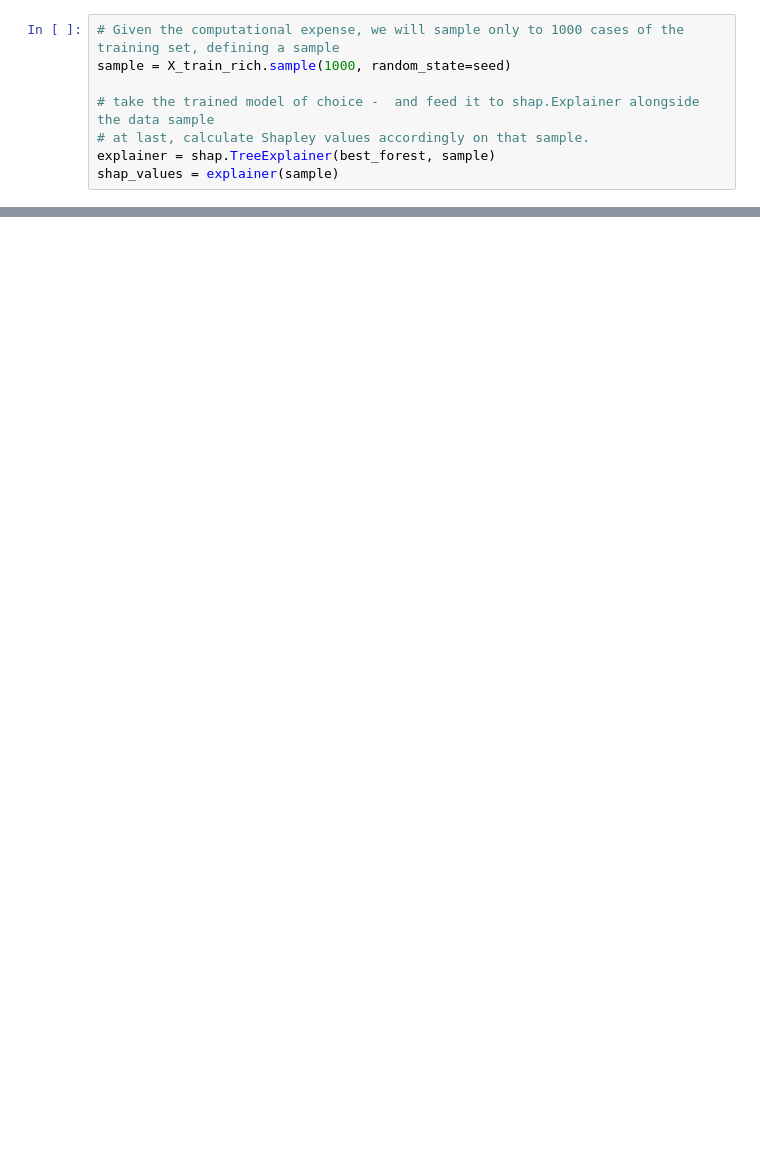
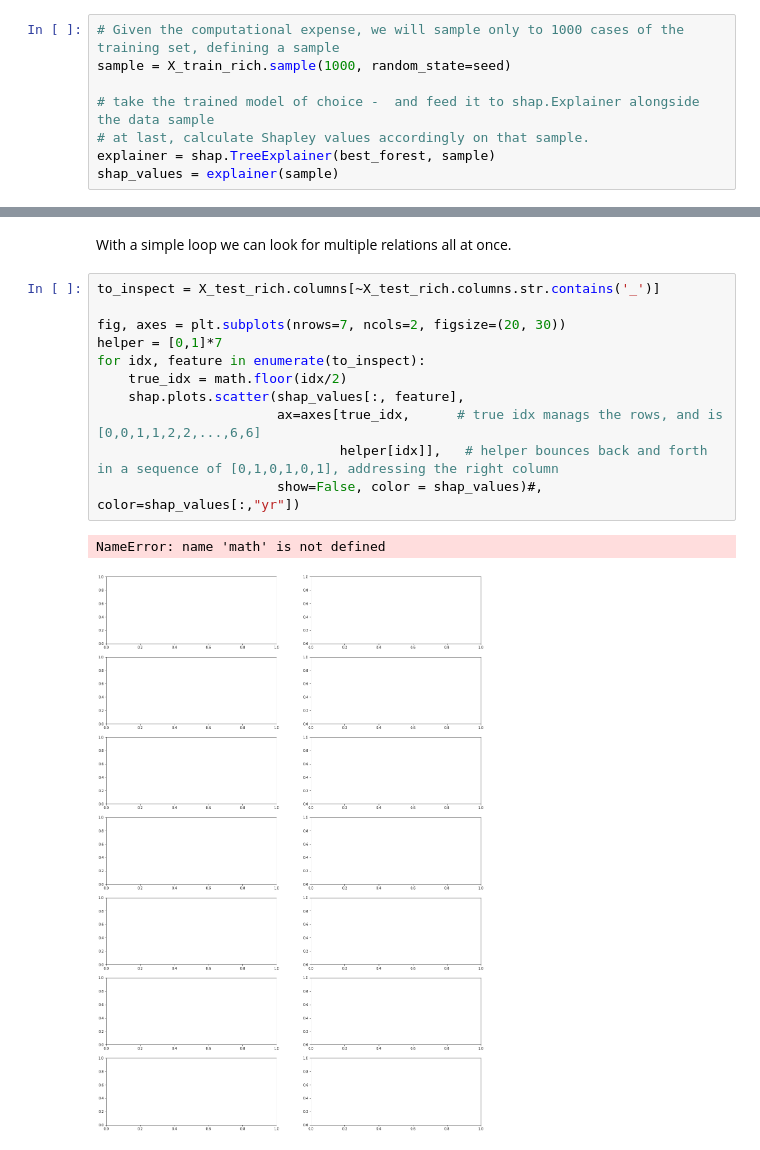
Before and after one commit to nlong-ds/dataquest, a Jupyter notebook: data-scientist-path/bike-rentals/bike_rentals.ipynb, the cells around one changed output, grey strips where cells are left out. Saved outputs shown, nothing was run; the diff lists cells and outputs as text; blank space fills up the shorter version.

```diff
--- a/data-scientist-path/bike-rentals/bike_rentals.ipynb
+++ b/data-scientist-path/bike-rentals/bike_rentals.ipynb
@@ -657,0 +633,16 @@ shap.plots.scatter(shap_values[:, "hr"])#, color=shap_values[:,"yr"])
+# %% [markdown]
+With a simple loop we can look for multiple relations all at once.
+# %%
+to_inspect = X_test_rich.columns[~X_test_rich.columns.str.contains('_')]
+
+fig, axes = plt.subplots(nrows=7, ncols=2, figsize=(20, 30))
+helper = [0,1]*7
+for idx, feature in enumerate(to_inspect):
+    true_idx = math.floor(idx/2)
+    shap.plots.scatter(shap_values[:, feature],
+                       ax=axes[true_idx,      # true idx manags the rows, and is [0,0,1,1,2,2,...,6,6]
+                               helper[idx]],   # helper bounces back and forth in a sequence of [0,1,0,1,0,1], addressing the right column
+                       show=False, color = shap_values)#, color=shap_values[:,"yr"])
+# %% [output]
+NameError: name 'math' is not defined
+[figure, added]
```
Also changed, not shown: parts of 27 cells of this notebook.
